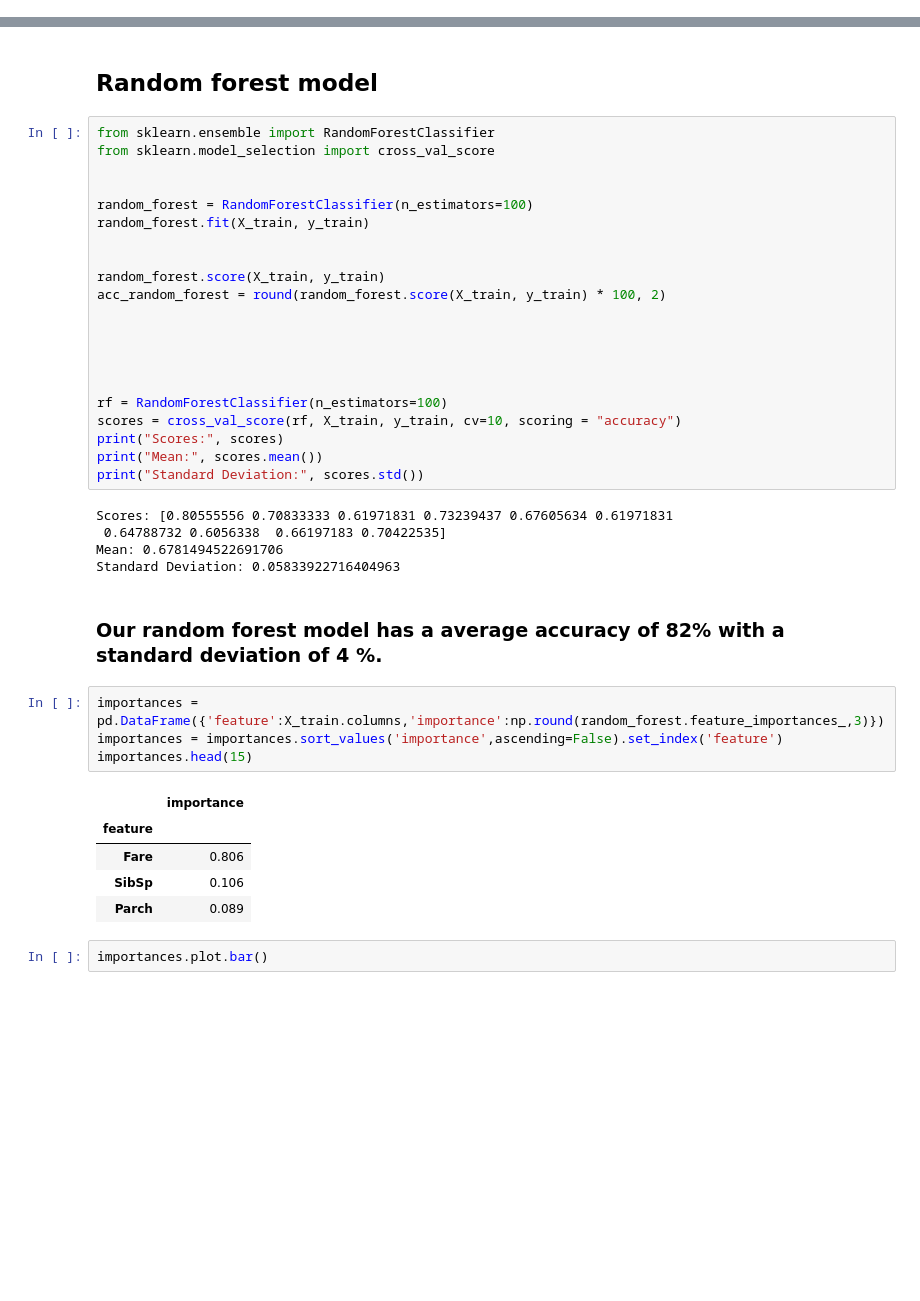
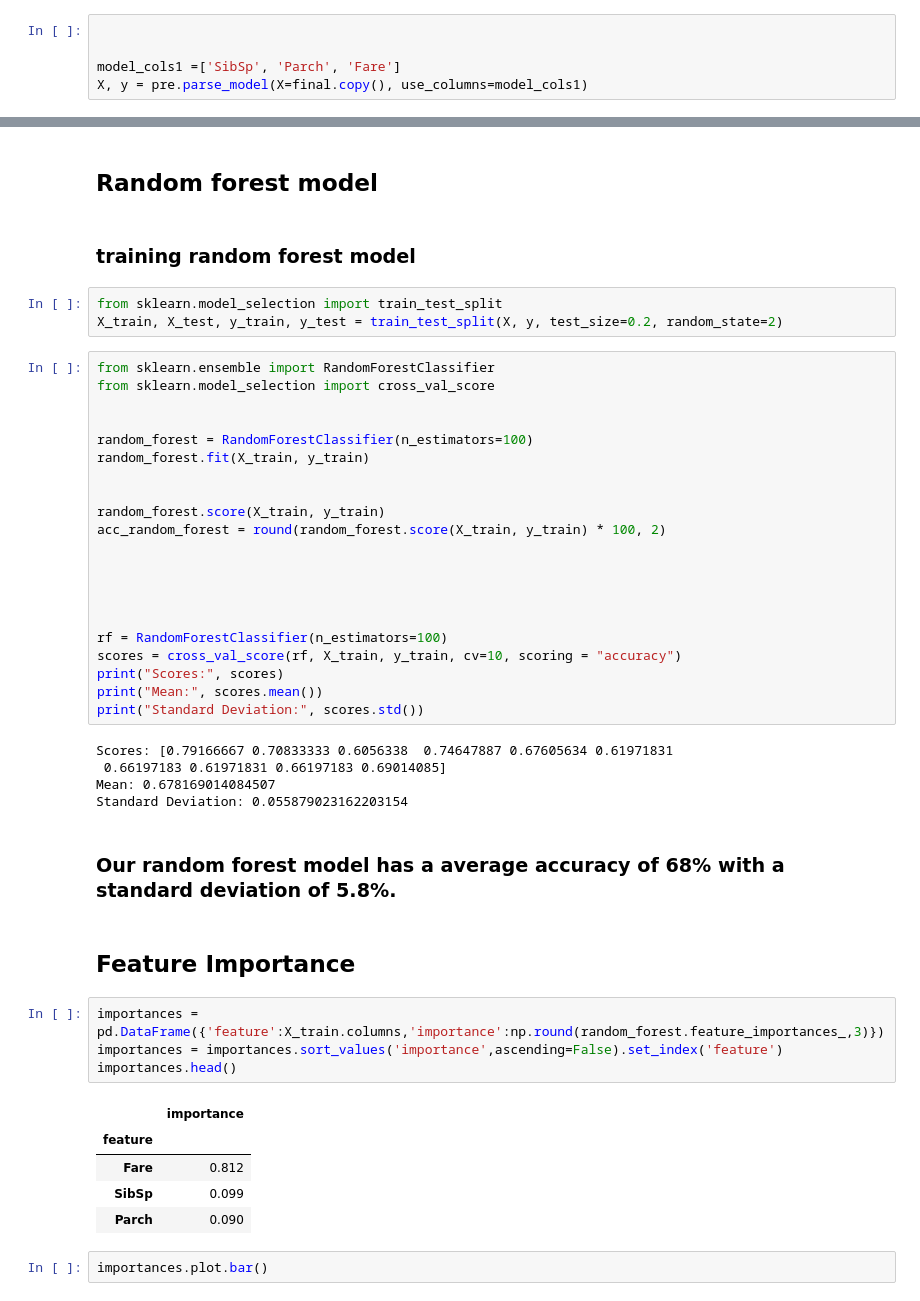
Before and after one commit to shaokexin/Project-of-DataScience, a Jupyter notebook: exercice_titanic.ipynb, the cells around one changed output, grey strips where cells are left out. Drawn from its saved outputs; the diff is of its cells as text; blank space fills up the shorter version.

```diff
--- a/exercice_titanic.ipynb
+++ b/exercice_titanic.ipynb
@@ -497,0 +406,5 @@ plt.show()
+# %%
+
+
+model_cols1 =['SibSp', 'Parch', 'Fare']
+X, y = pre.parse_model(X=final.copy(), use_columns=model_cols1)
@@ -624,5 +560,10 @@ array([0, 0, 0, 0, 0, 0, 0, 0, 0, 0, 0, 0, 1, 0, 0, 0, 0, 0, 0, 0, 0, 0,
 # %% [markdown]
 ## Random forest model
+# %% [markdown]
+### training random forest model
+# %%
+from sklearn.model_selection import train_test_split
+X_train, X_test, y_train, y_test = train_test_split(X, y, test_size=0.2, random_state=2)
 # %%
 from sklearn.ensemble import RandomForestClassifier
 from sklearn.model_selection import cross_val_score
@@ -645,22 +586,24 @@ print("Scores:", scores)
 print("Mean:", scores.mean())
 print("Standard Deviation:", scores.std())
 # %% [output]
-Scores: [0.80555556 0.70833333 0.61971831 0.73239437 0.67605634 0.61971831
- 0.64788732 0.6056338  0.66197183 0.70422535]
-Mean: 0.6781494522691706
-Standard Deviation: 0.05833922716404963
+Scores: [0.79166667 0.70833333 0.6056338  0.74647887 0.67605634 0.61971831
+ 0.66197183 0.61971831 0.66197183 0.69014085]
+Mean: 0.678169014084507
+Standard Deviation: 0.055879023162203154
 # %% [markdown]
-### Our random forest model has a average accuracy of 82% with a standard deviation of 4 %.
+### Our random forest model has a average accuracy of 68% with a standard deviation of 5.8%.
+# %% [markdown]
+## Feature Importance
 # %%
 importances = pd.DataFrame({'feature':X_train.columns,'importance':np.round(random_forest.feature_importances_,3)})
 importances = importances.sort_values('importance',ascending=False).set_index('feature')
-importances.head(15)
+importances.head()
 # %% [output]
 |  | importance |
 | feature |  |
-| Fare | 0.806 |
-| SibSp | 0.106 |
-| Parch | 0.089 |
+| Fare | 0.812 |
+| SibSp | 0.099 |
+| Parch | 0.090 |
 # %%
 importances.plot.bar()
 # %% [output]
```
Also changed, not shown: parts of 26 cells of this notebook.
